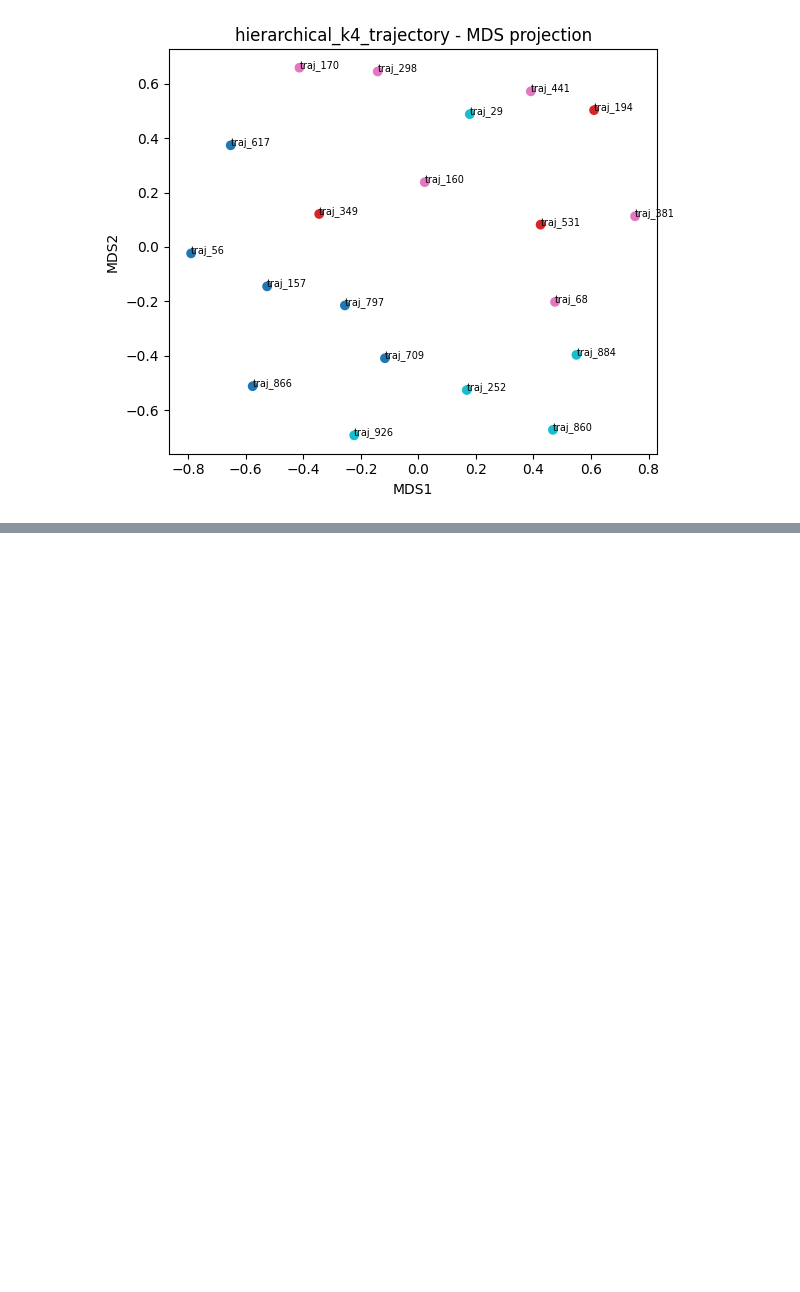
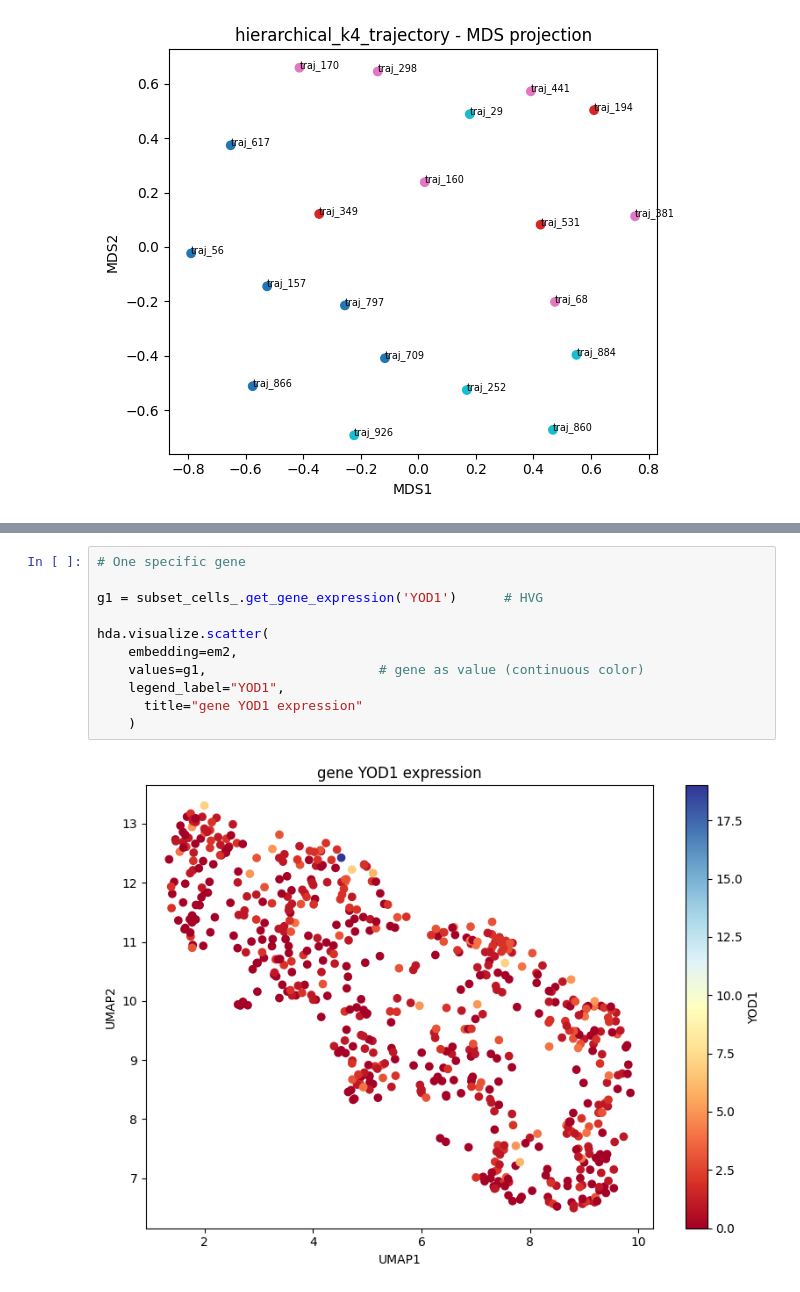
Before and after one commit to csw128/hdadata-package, a Jupyter notebook: Tutorial.ipynb, the cells around one changed output, grey strips where cells are left out. Drawn from its saved outputs; the diff is of its cells as text; blank space fills up the shorter version.

```diff
--- a/Tutorial.ipynb
+++ b/Tutorial.ipynb
@@ -929,0 +1041,13 @@ MDS embedding "mds_cell" stored!
+# %%
+# One specific gene
+
+g1 = subset_cells_.get_gene_expression('YOD1')      # HVG
+
+hda.visualize.scatter(
+    embedding=em2,
+    values=g1,                      # gene as value (continuous color)
+    legend_label="YOD1",
+      title="gene YOD1 expression"
+    )
+# %% [output]
+[figure, added]
```
Also changed, not shown: parts of 39 cells of this notebook, 3 other files.
